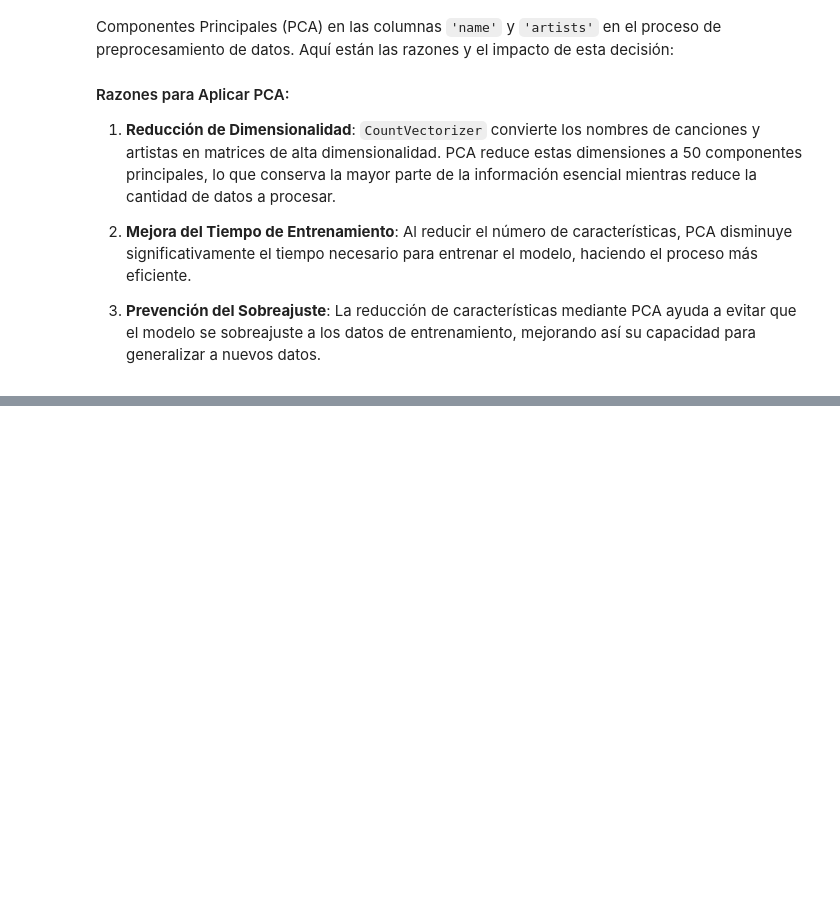
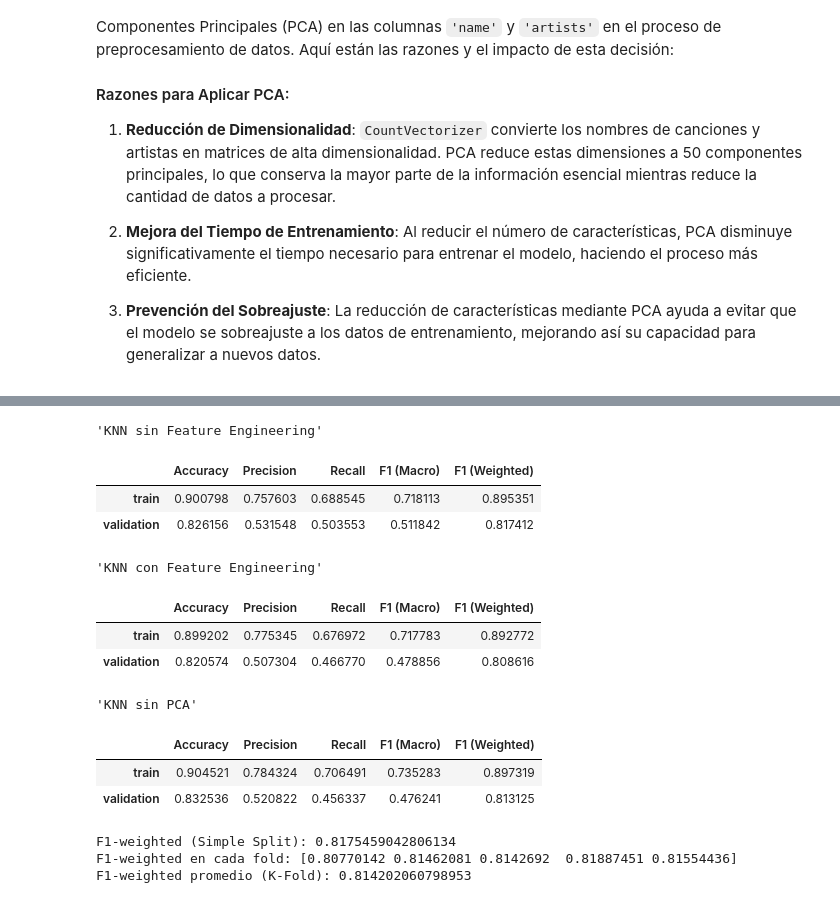
Before and after one commit to caceresjuancruz/machine_learning_tp1, a Jupyter notebook: tp1.ipynb, the cells around one changed output, grey strips where cells are left out. Drawn from its saved outputs; the diff is of its cells as text; code cells hidden in the pictures; blank space fills up the shorter version.

```diff
--- a/tp1.ipynb
+++ b/tp1.ipynb
@@ -1351,0 +1436,36 @@ df.sample(5)
+# %%
+# Knn para el entrenamiento
+K=3
+knn_model = Pipeline([
+    ('mapper', mapper),
+    ('classifier', KNeighborsClassifier(n_neighbors=K)),
+])
+knn_model.fit(train, train['popularity_category'])
+
+knn_model_fe = Pipeline([
+    ('mapper', mapper_fe),
+    ('classifier', KNeighborsClassifier(n_neighbors=K)),
+])
+knn_model_fe.fit(train, train['popularity_category'])
+
+knn_model_sin_PCA = Pipeline([
+    ('mapper', mapper_sin_PCA),
+    ('classifier', KNeighborsClassifier(n_neighbors=K)),
+])
+knn_model_sin_PCA.fit(train, train['popularity_category'])
+evaluate_model(knn_model, title='KNN sin Feature Engineering')
+evaluate_model(knn_model_fe, title='KNN con Feature Engineering')
+evaluate_model(knn_model_sin_PCA, title='KNN sin PCA')
+# %% [output]
+'KNN sin Feature Engineering'
+|  | Accuracy | Precision | Recall | F1 (Macro) | F1 (Weighted) |
+| train | 0.900798 | 0.757603 | 0.688545 | 0.718113 | 0.895351 |
+| validation | 0.826156 | 0.531548 | 0.503553 | 0.511842 | 0.817412 |
+'KNN con Feature Engineering'
+|  | Accuracy | Precision | Recall | F1 (Macro) | F1 (Weighted) |
+| train | 0.899202 | 0.775345 | 0.676972 | 0.717783 | 0.892772 |
+| validation | 0.820574 | 0.507304 | 0.466770 | 0.478856 | 0.808616 |
+'KNN sin PCA'
+|  | Accuracy | Precision | Recall | F1 (Macro) | F1 (Weighted) |
+| train | 0.904521 | 0.784324 | 0.706491 | 0.735283 | 0.897319 |
+| validation | 0.832536 | 0.520822 | 0.456337 | 0.476241 | 0.813125 |
@@ -1351,0 +1487,21 @@ df.sample(5)
+# %%
+from sklearn.model_selection import train_test_split
+from sklearn.metrics import f1_score
+
+# Simple Split
+knn_model_kfold.fit(train, train['popularity_category'])
+
+pred_validation = knn_model_kfold.predict(validation.drop(columns=['popularity_category']))
+f1_weighted_simple_split = f1_score(validation['popularity_category'], pred_validation, average='weighted')
+
+print(f'F1-weighted (Simple Split): {f1_weighted_simple_split}')
+
+# K-Fold Cross Validation
+f1_weighted_kfold = cross_val_score(knn_model, train.drop(columns=['popularity_category']), train['popularity_category'], cv=kf, scoring='f1_weighted')
+
+print(f'F1-weighted en cada fold: {f1_weighted_kfold}')
+print(f'F1-weighted promedio (K-Fold): {f1_weighted_kfold.mean()}')
+# %% [output]
+F1-weighted (Simple Split): 0.8175459042806134
+F1-weighted en cada fold: [0.80770142 0.81462081 0.8142692  0.81887451 0.81554436]
+F1-weighted promedio (K-Fold): 0.814202060798953
```
Also changed, not shown: parts of 59 cells of this notebook.
